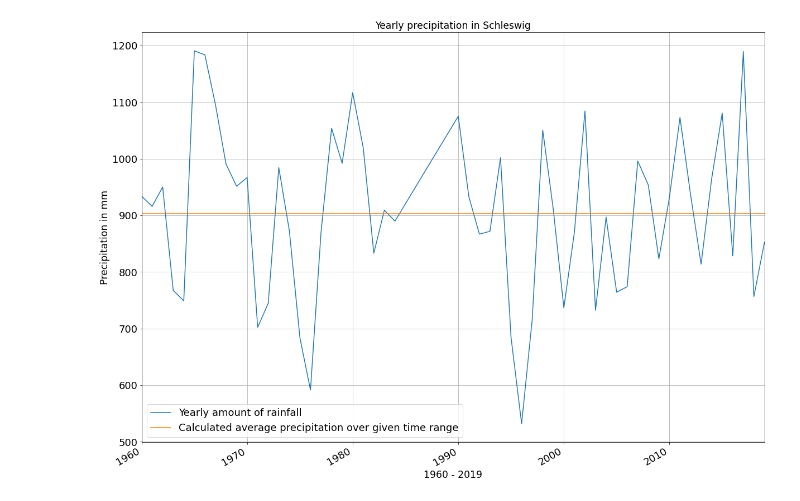
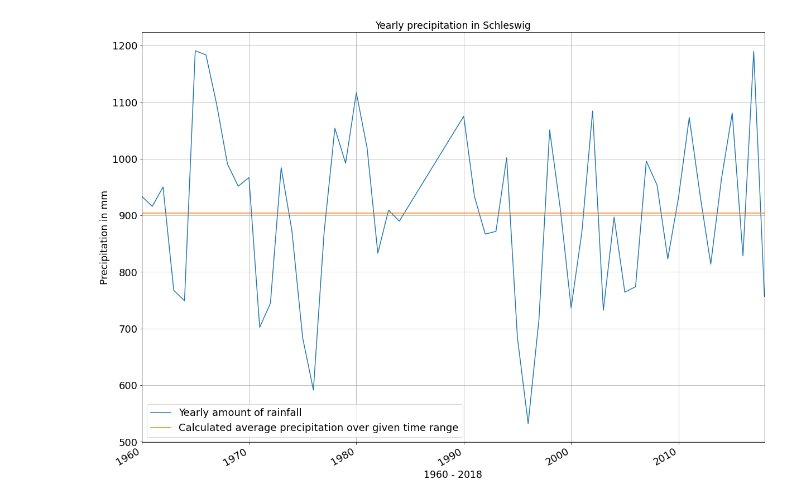
Before and after one commit to DirkEngfer/PandasTests, a Jupyter notebook: Precipitation_Schleswig.ipynb, the cells around one changed output. Drawn from its saved outputs; the diff is of its cells as text; code cells hidden in the pictures.

```diff
--- a/Precipitation_Schleswig.ipynb
+++ b/Precipitation_Schleswig.ipynb
@@ -31,12 +28,6 @@ datafile = 'wetter_historical_Schleswig.csv'
 
 indatapath = os.path.join(datapath,datafile)
 # %%
-import os, numpy as np
-import pandas as pd
-homedir = os.getenv('HOME')
-datapath = os.path.join(homedir, 'Dokumente','python-apps','tensorflow', 'eu_air_pollution_data')
-datafile = 'wetter_historical_Schleswig.csv'
-indatapath = os.path.join(datapath,datafile)
 df = pd.read_csv(indatapath, header=0, sep=';',usecols=[1,14])
 df['start_dt'] = pd.to_datetime(df.MESS_DATUM_BEGINN, format='%Y%m%d')
 df['year'] = df['start_dt'].dt.year
@@ -45,45 +36,36 @@ df.rename(columns={"MO_RR": "rain"}, inplace=True) # rain includes all kind of p
 df = df.loc[(df.start_dt >= pd.to_datetime('19600101', format='%Y%m%d'))] # from year 1960
 df = df.loc[(df.rain >= 0)] # discard negative values
 
-# Load data for 2019:
-datafile = 'precipitation_Schleswig_2019_monthly.csv'
-indatapath = os.path.join(datapath,datafile)
-dfx = pd.read_csv(indatapath, header=0, sep=';',usecols=[1,5])
-dfx['start_dt'] = pd.to_datetime(dfx.MESS_DATUM_BEGINN, format='%Y%m%d')
-dfx['year'] = dfx['start_dt'].dt.year
-dfx.rename(columns={"MO_RR": "rain"}, inplace=True) # rain includes all kind of precipitation
-df = df.append(dfx, sort=False)
-
 # check all months were reported:
 #print(df.groupby(['year'], sort=False, as_index=False).year.count())
 # Exclude incomplete years i.e. the ones with less than 12 obs:
 g = df.groupby('year', sort=False)
 valid = pd.DataFrame(g['rain'].count())
 valid.rename(columns={'rain':'months_with_measures'}, inplace=True)
-valid = valid.loc[(valid['months_with_measures'] == 12)] # 1985 does not meet requirement
+valid = valid.loc[(valid['months_with_measures'] == 12)]
 valid['year_'] = valid.index
 df = df.merge(valid, left_on='year', right_on='year_', how='inner', sort=False)
 #print(df.loc[df.year == 1985 ]) # 1985 should be discarded for incomplete measures
 yearly = df.groupby('year')['rain'].sum() # returns Series object
 df['yearly_mean'] = yearly.mean()
 #print(yearly)
 
 import matplotlib.pyplot as plt
 import matplotlib.dates as mdates
 
 fig, ax = plt.subplots(figsize=[20,15])
 
 ax.plot(yearly, label='Yearly amount of rainfall')
 ax.plot(df['year'], df['yearly_mean'], label='Calculated average precipitation over given time range')
-ax.set_xlim(1960, 2019)
+ax.set_xlim(1960, 2018)
 ax.tick_params(labelsize=18)
 
 ax.set_title('Yearly precipitation in Schleswig', fontsize='xx-large')
 ax.legend(loc=3, prop={'size': 18})
 ax.grid(True)
 
-plt.xlabel('1960 - 2019', fontsize='xx-large')
+plt.xlabel('1960 - 2018', fontsize='xx-large')
 plt.ylabel('Precipitation in mm', fontsize='xx-large')
 fig.autofmt_xdate(rotation=30)
 # %% [output]
-[figure, old version]
+[figure, new version]
```
Also changed, not shown: parts of 1 cell of this notebook.
